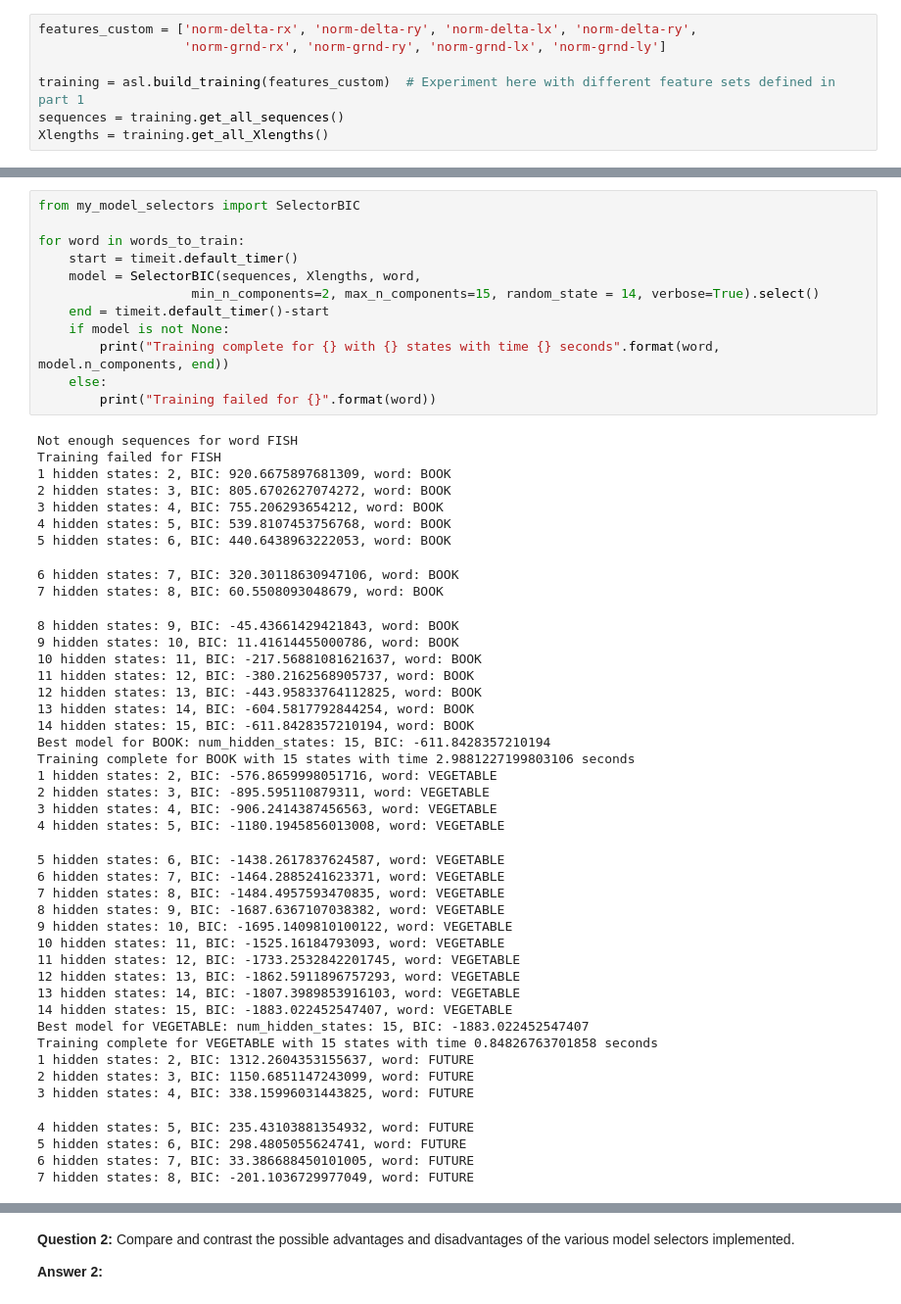
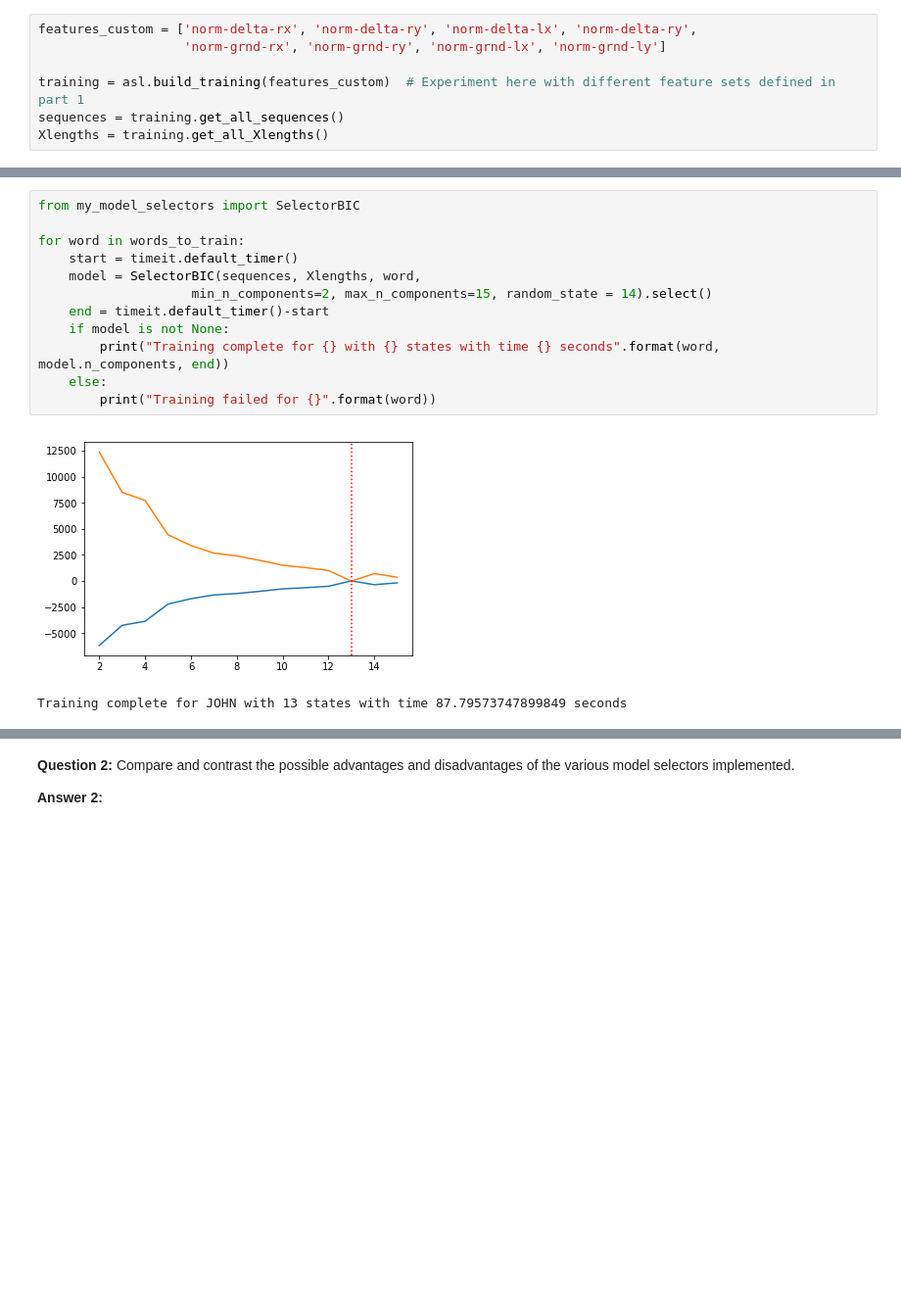
Before and after one commit to olehb/AIND-Recognizer, a Jupyter notebook: asl_recognizer.ipynb, the cells around one changed output, grey strips where cells are left out. Shown at 98% size. Cells and saved outputs as stored; diff of their text form; blank space fills up the shorter version.

```diff
--- a/asl_recognizer.ipynb
+++ b/asl_recognizer.ipynb
@@ -769,54 +713,15 @@ Training complete for JOHN with 7 states with time 61.96583199698944 seconds
 # %%
 from my_model_selectors import SelectorBIC
 
 for word in words_to_train:
     start = timeit.default_timer()
     model = SelectorBIC(sequences, Xlengths, word,
-                    min_n_components=2, max_n_components=15, random_state = 14, verbose=True).select()
+                    min_n_components=2, max_n_components=15, random_state = 14).select()
     end = timeit.default_timer()-start
     if model is not None:
         print("Training complete for {} with {} states with time {} seconds".format(word, model.n_components, end))
     else:
         print("Training failed for {}".format(word))
 # %% [output]
+[figure, added]
-Not enough sequences for word FISH
-Training failed for FISH
-1 hidden states: 2, BIC: 920.6675897681309, word: BOOK
-2 hidden states: 3, BIC: 805.6702627074272, word: BOOK
-3 hidden states: 4, BIC: 755.206293654212, word: BOOK
-4 hidden states: 5, BIC: 539.8107453756768, word: BOOK
-5 hidden states: 6, BIC: 440.6438963222053, word: BOOK
+Training complete for JOHN with 13 states with time 87.79573747899849 seconds
-6 hidden states: 7, BIC: 320.30118630947106, word: BOOK
-7 hidden states: 8, BIC: 60.5508093048679, word: BOOK
-8 hidden states: 9, BIC: -45.43661429421843, word: BOOK
-9 hidden states: 10, BIC: 11.41614455000786, word: BOOK
-10 hidden states: 11, BIC: -217.56881081621637, word: BOOK
-11 hidden states: 12, BIC: -380.2162568905737, word: BOOK
-12 hidden states: 13, BIC: -443.95833764112825, word: BOOK
-13 hidden states: 14, BIC: -604.5817792844254, word: BOOK
-14 hidden states: 15, BIC: -611.8428357210194, word: BOOK
-Best model for BOOK: num_hidden_states: 15, BIC: -611.8428357210194
-Training complete for BOOK with 15 states with time 2.9881227199803106 seconds
-1 hidden states: 2, BIC: -576.8659998051716, word: VEGETABLE
-2 hidden states: 3, BIC: -895.595110879311, word: VEGETABLE
-3 hidden states: 4, BIC: -906.2414387456563, word: VEGETABLE
-4 hidden states: 5, BIC: -1180.1945856013008, word: VEGETABLE
-5 hidden states: 6, BIC: -1438.2617837624587, word: VEGETABLE
-6 hidden states: 7, BIC: -1464.2885241623371, word: VEGETABLE
-7 hidden states: 8, BIC: -1484.4957593470835, word: VEGETABLE
-8 hidden states: 9, BIC: -1687.6367107038382, word: VEGETABLE
-9 hidden states: 10, BIC: -1695.1409810100122, word: VEGETABLE
-10 hidden states: 11, BIC: -1525.16184793093, word: VEGETABLE
-11 hidden states: 12, BIC: -1733.2532842201745, word: VEGETABLE
-12 hidden states: 13, BIC: -1862.5911896757293, word: VEGETABLE
-13 hidden states: 14, BIC: -1807.3989853916103, word: VEGETABLE
-14 hidden states: 15, BIC: -1883.022452547407, word: VEGETABLE
-Best model for VEGETABLE: num_hidden_states: 15, BIC: -1883.022452547407
-Training complete for VEGETABLE with 15 states with time 0.84826763701858 seconds
-1 hidden states: 2, BIC: 1312.2604353155637, word: FUTURE
-2 hidden states: 3, BIC: 1150.6851147243099, word: FUTURE
-3 hidden states: 4, BIC: 338.15996031443825, word: FUTURE
-4 hidden states: 5, BIC: 235.43103881354932, word: FUTURE
-5 hidden states: 6, BIC: 298.4805055624741, word: FUTURE
-6 hidden states: 7, BIC: 33.386688450101005, word: FUTURE
-7 hidden states: 8, BIC: -201.1036729977049, word: FUTURE
```
Also changed, not shown: parts of 4 cells of this notebook, 1 other file.
